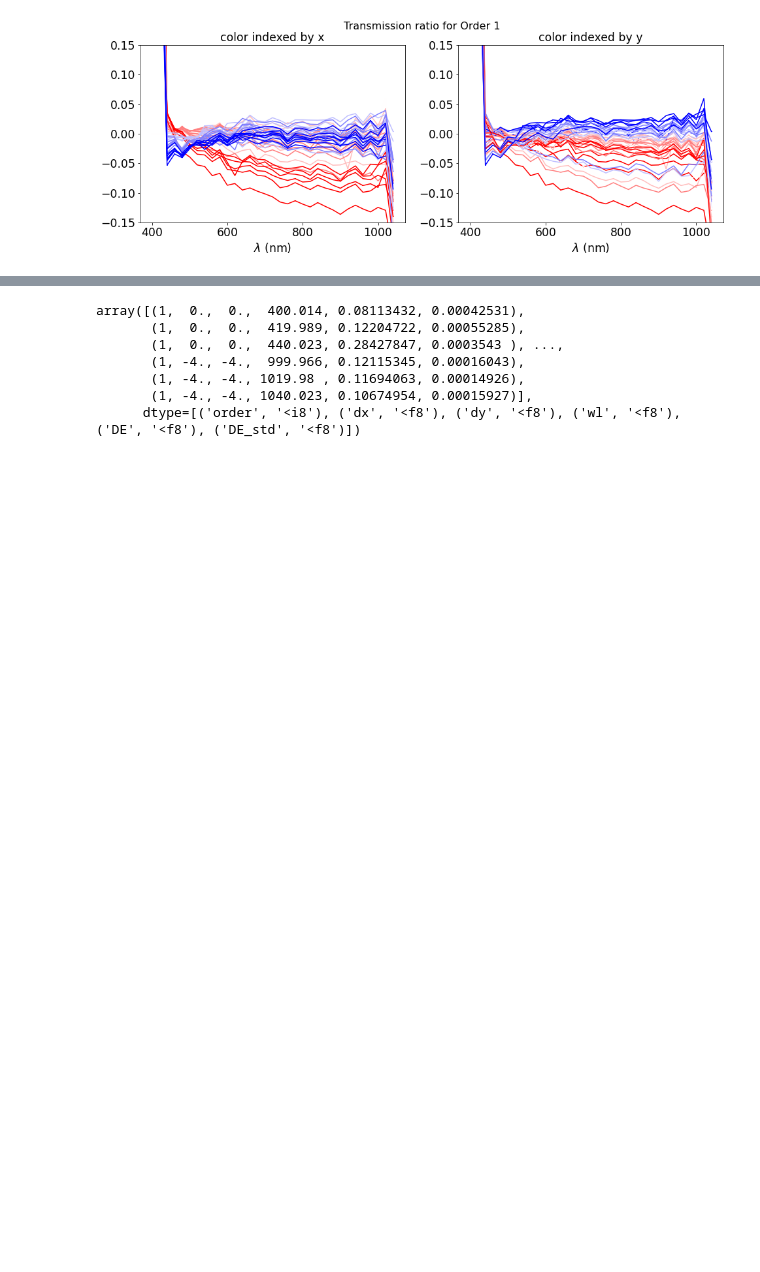
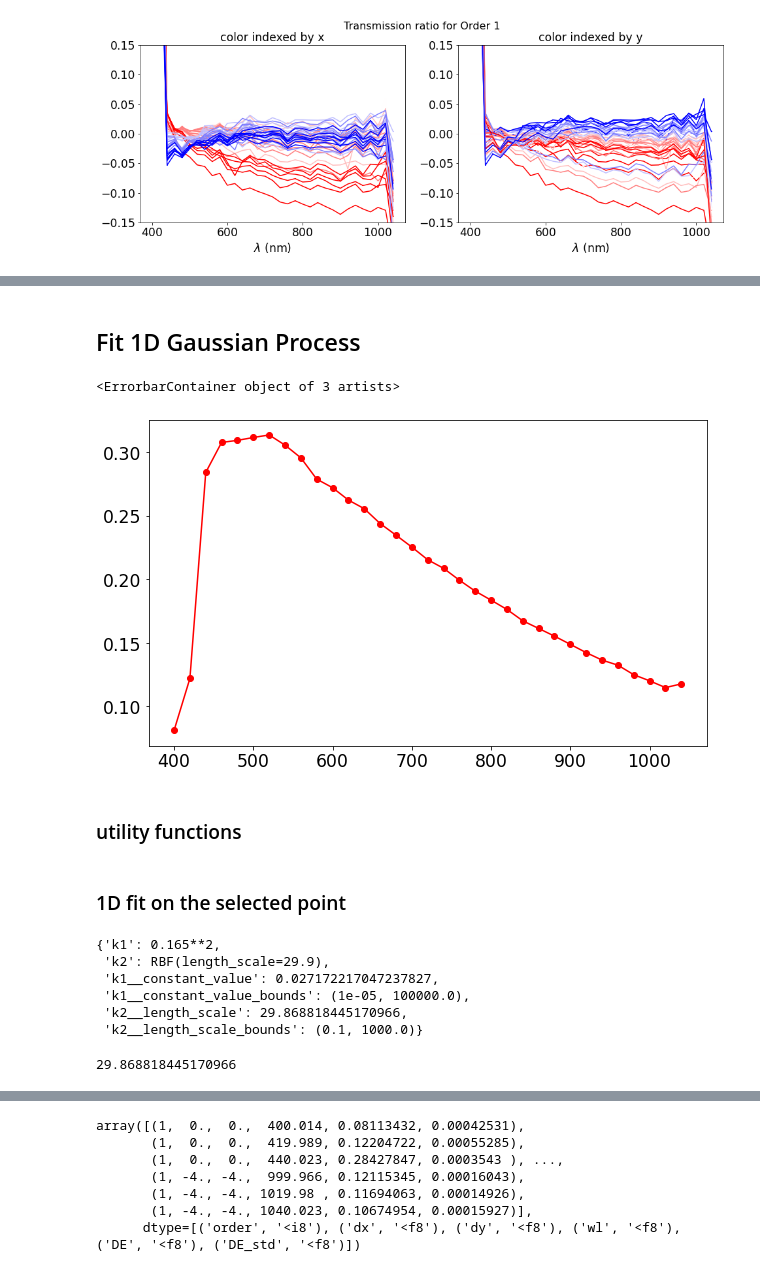
Before and after one commit to sylvielsstfr/HoloTransmissionCube, a Jupyter notebook: FitDataCubeTransmissionGP.ipynb, the cells around one changed output, grey strips where cells are left out. Drawn from its saved outputs; the diff is of its cells as text; code cells hidden in the pictures; blank space fills up the shorter version.

```diff
--- a/FitDataCubeTransmissionGP.ipynb
+++ b/FitDataCubeTransmissionGP.ipynb
@@ -282,0 +322,12 @@ Text(0.5, 0.98, 'Transmission ratio for Order 1')
+# %% [markdown]
+## Fit 1D Gaussian Process
+# %%
+idx_sel = 0
+# %%
+list_of_datapoints = arr_1_ext[idx_sel]
+x,y = list_of_position_1[idx_sel]
+wl,eff,eeff = zip(*list_of_datapoints)
+# %%
+wl=np.array(wl)
+eff=np.array(eff)
+eeff=np.array(eeff)
@@ -282,0 +336,7 @@ Text(0.5, 0.98, 'Transmission ratio for Order 1')
+# %%
+plt.errorbar(wl,eff,yerr=eeff,marker="o",ecolor="grey",color="r")
+# %% [output]
+<ErrorbarContainer object of 3 artists>
+[figure, added]
+# %% [markdown]
+### utility functions
@@ -282,0 +388,2 @@ Text(0.5, 0.98, 'Transmission ratio for Order 1')
+# %% [markdown]
+### 1D fit on the selected point
@@ -282,0 +392,13 @@ Text(0.5, 0.98, 'Transmission ratio for Order 1')
+# %%
+k.get_params()
+# %% [output]
+{'k1': 0.165**2,
+ 'k2': RBF(length_scale=29.9),
+ 'k1__constant_value': 0.027172217047237827,
+ 'k1__constant_value_bounds': (1e-05, 100000.0),
+ 'k2__length_scale': 29.868818445170966,
+ 'k2__length_scale_bounds': (0.1, 1000.0)}
+# %%
+k.get_params()['k2__length_scale']
+# %% [output]
+29.868818445170966
```
Also changed, not shown: parts of 34 cells of this notebook.
